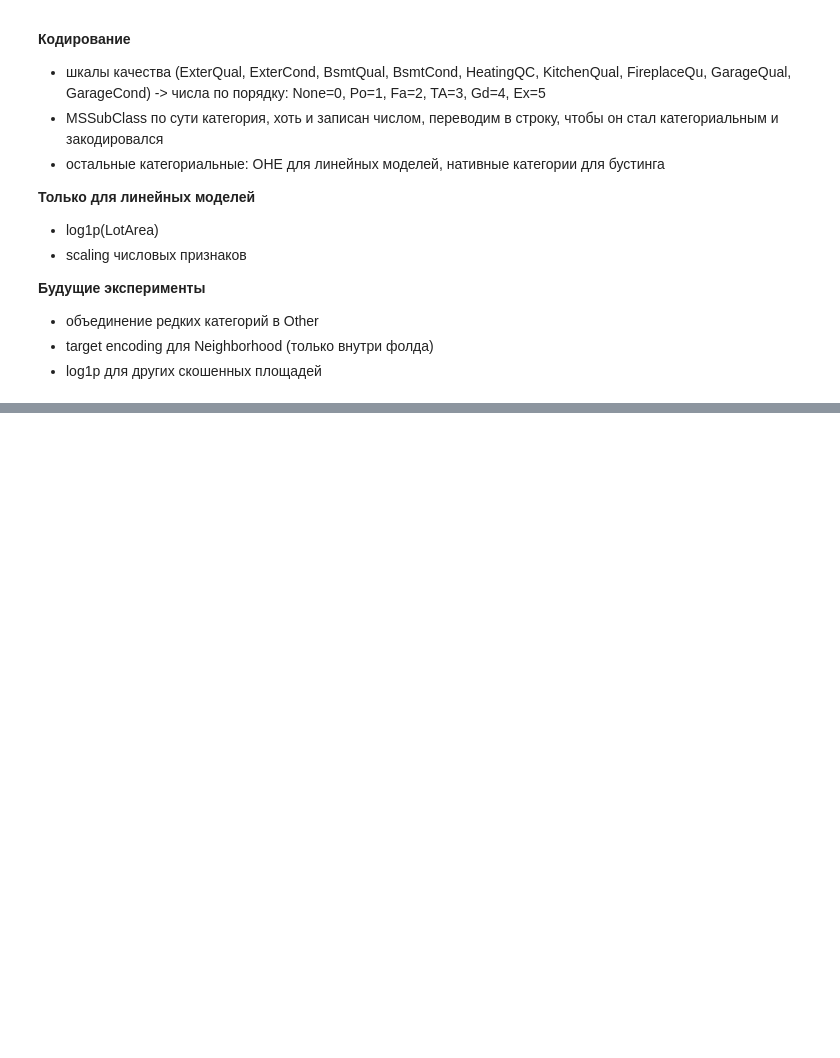
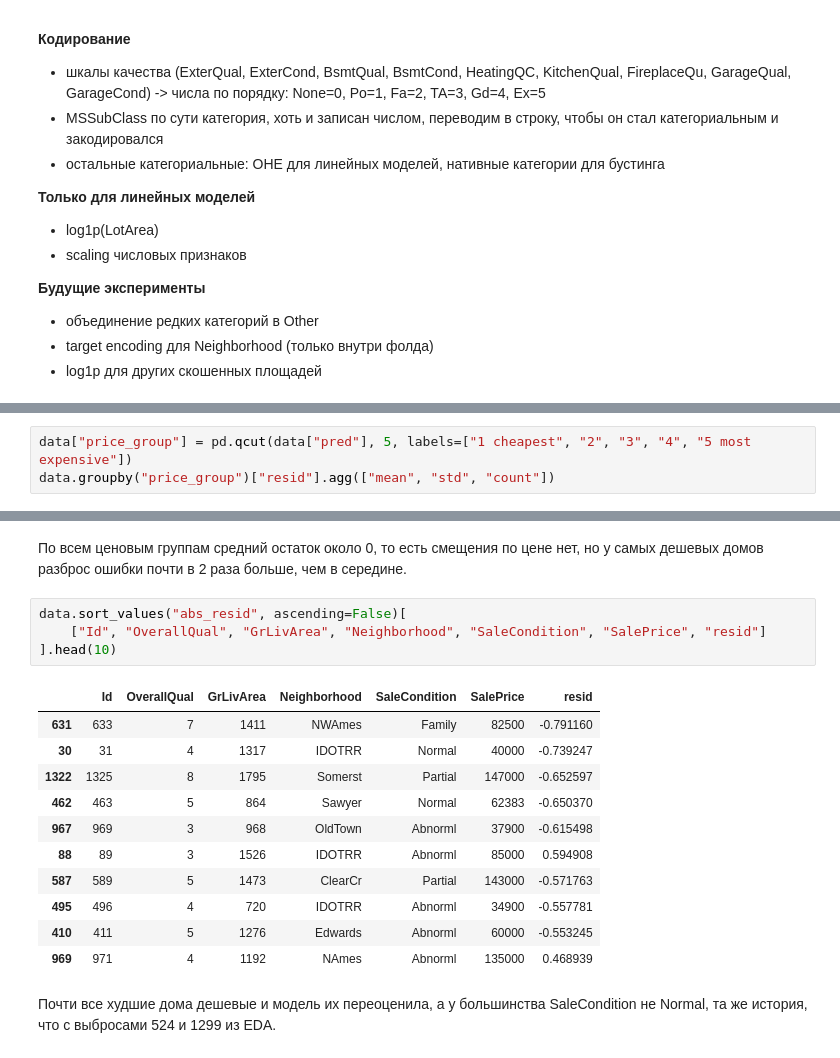
Before and after one commit to 2Gpb/HousePricingPipeline, a Jupyter notebook: notebooks/draft.ipynb, the cells around one changed output, grey strips where cells are left out. Drawn from its saved outputs; the diff is of its cells as text; blank space fills up the shorter version.

```diff
--- a/notebooks/draft.ipynb
+++ b/notebooks/draft.ipynb
@@ -508,0 +532,3 @@ dtype: float64
+# %%
+data["price_group"] = pd.qcut(data["pred"], 5, labels=["1 cheapest", "2", "3", "4", "5 most expensive"])
+data.groupby("price_group")["resid"].agg(["mean", "std", "count"])
@@ -508,0 +543,20 @@ dtype: float64
+# %% [markdown]
+По всем ценовым группам средний остаток около 0, то есть смещения по цене нет, но у самых дешевых домов разброс ошибки почти в 2 раза больше, чем в середине.
+# %%
+data.sort_values("abs_resid", ascending=False)[
+    ["Id", "OverallQual", "GrLivArea", "Neighborhood", "SaleCondition", "SalePrice", "resid"]
+].head(10)
+# %% [output]
+|  | Id | OverallQual | GrLivArea | Neighborhood | SaleCondition | SalePrice | resid |
+| 631 | 633 | 7 | 1411 | NWAmes | Family | 82500 | -0.791160 |
+| 30 | 31 | 4 | 1317 | IDOTRR | Normal | 40000 | -0.739247 |
+| 1322 | 1325 | 8 | 1795 | Somerst | Partial | 147000 | -0.652597 |
+| 462 | 463 | 5 | 864 | Sawyer | Normal | 62383 | -0.650370 |
+| 967 | 969 | 3 | 968 | OldTown | Abnorml | 37900 | -0.615498 |
+| 88 | 89 | 3 | 1526 | IDOTRR | Abnorml | 85000 | 0.594908 |
+| 587 | 589 | 5 | 1473 | ClearCr | Partial | 143000 | -0.571763 |
+| 495 | 496 | 4 | 720 | IDOTRR | Abnorml | 34900 | -0.557781 |
+| 410 | 411 | 5 | 1276 | Edwards | Abnorml | 60000 | -0.553245 |
+| 969 | 971 | 4 | 1192 | NAmes | Abnorml | 135000 | 0.468939 |
+# %% [markdown]
+Почти все худшие дома дешевые и модель их переоценила, а у большинства SaleCondition не Normal, та же история, что с выбросами 524 и 1299 из EDA.
```
Also changed, not shown: parts of 28 cells of this notebook, 2 other files.
